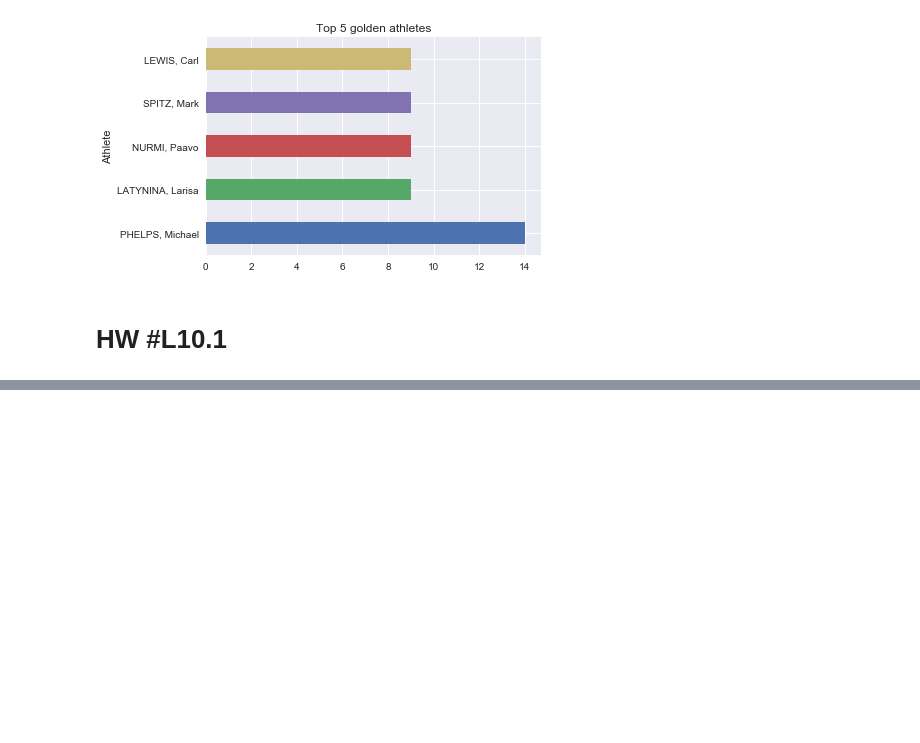
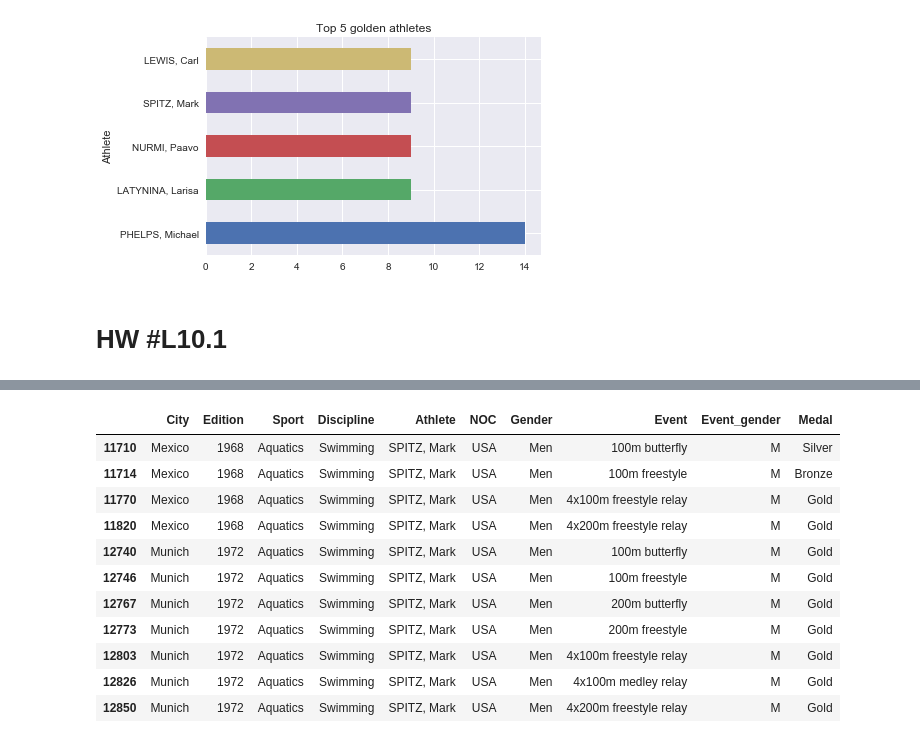
Before and after one commit to klimente/homework, a Jupyter notebook: homework_10/homework10.ipynb, the cells around one changed output, grey strips where cells are left out. Saved outputs shown, nothing was run; the diff lists cells and outputs as text; code cells hidden in the pictures; blank space fills up the shorter version.

```diff
--- a/homework_10/homework10.ipynb
+++ b/homework_10/homework10.ipynb
@@ -229,0 +230,15 @@ result
+# %%
+usa_athletes[usa_athletes.Athlete.str.contains('SPITZ, Mark')]
+# %% [output]
+|  | City | Edition | Sport | Discipline | Athlete | NOC | Gender | Event | Event_gender | Medal |
+| 11710 | Mexico | 1968 | Aquatics | Swimming | SPITZ, Mark | USA | Men | 100m butterfly | M | Silver |
+| 11714 | Mexico | 1968 | Aquatics | Swimming | SPITZ, Mark | USA | Men | 100m freestyle | M | Bronze |
+| 11770 | Mexico | 1968 | Aquatics | Swimming | SPITZ, Mark | USA | Men | 4x100m freestyle relay | M | Gold |
+| 11820 | Mexico | 1968 | Aquatics | Swimming | SPITZ, Mark | USA | Men | 4x200m freestyle relay | M | Gold |
+| 12740 | Munich | 1972 | Aquatics | Swimming | SPITZ, Mark | USA | Men | 100m butterfly | M | Gold |
+| 12746 | Munich | 1972 | Aquatics | Swimming | SPITZ, Mark | USA | Men | 100m freestyle | M | Gold |
+| 12767 | Munich | 1972 | Aquatics | Swimming | SPITZ, Mark | USA | Men | 200m butterfly | M | Gold |
+| 12773 | Munich | 1972 | Aquatics | Swimming | SPITZ, Mark | USA | Men | 200m freestyle | M | Gold |
+| 12803 | Munich | 1972 | Aquatics | Swimming | SPITZ, Mark | USA | Men | 4x100m freestyle relay | M | Gold |
+| 12826 | Munich | 1972 | Aquatics | Swimming | SPITZ, Mark | USA | Men | 4x100m medley relay | M | Gold |
+| 12850 | Munich | 1972 | Aquatics | Swimming | SPITZ, Mark | USA | Men | 4x200m freestyle relay | M | Gold |
```
Also changed, not shown: parts of 2 cells of this notebook, 19 other files.
